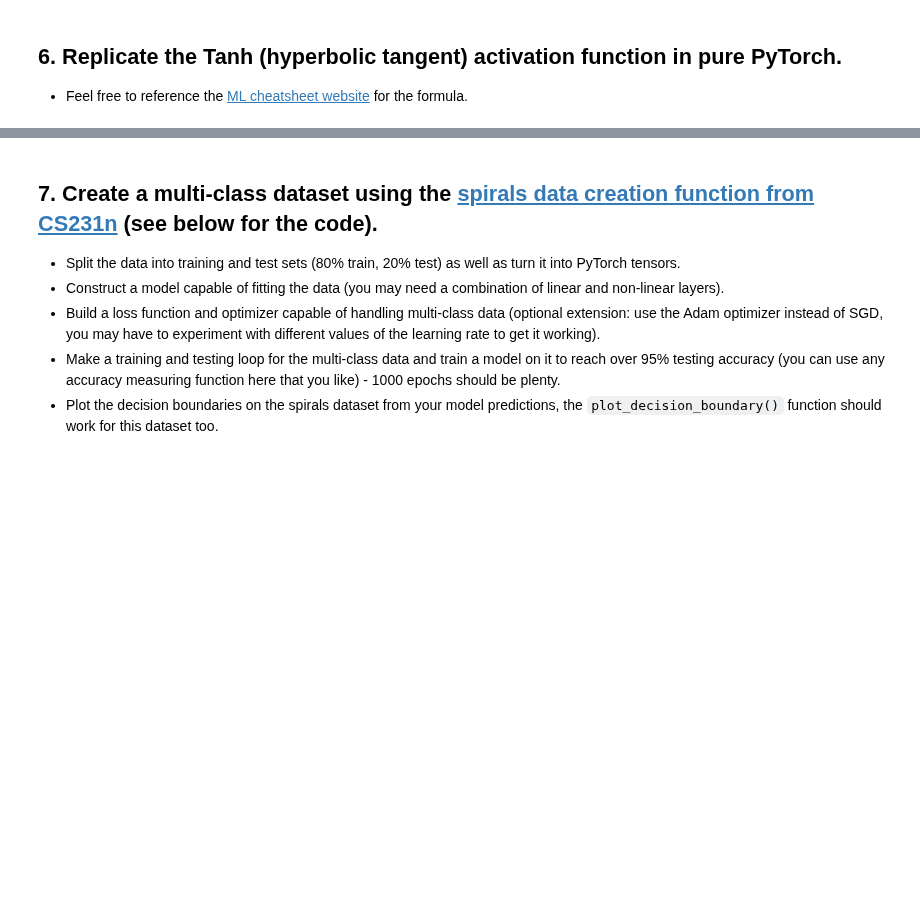
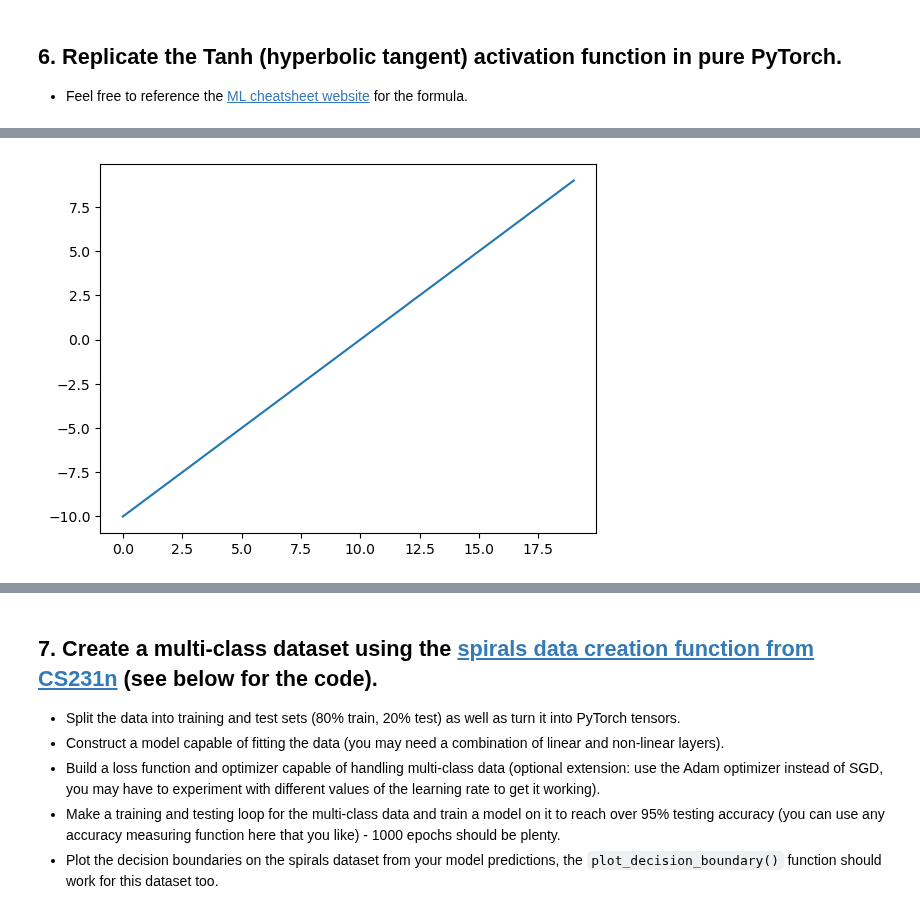
Before and after one commit to Rumit95/Pytorch-for-DL, a Jupyter notebook: pytorch-02-classification-exercises.ipynb, the cells around one changed output, grey strips where cells are left out. Saved outputs shown, nothing was run; the diff lists cells and outputs as text; code cells hidden in the pictures; blank space fills up the shorter version.

```diff
--- a/pytorch-02-classification-exercises.ipynb
+++ b/pytorch-02-classification-exercises.ipynb
@@ -307,4 +315,7 @@ def plot_decision_boundary(model, X, y):
 # %%
 # Test torch.tanh() on the tensor and plot it
+plt.plot(A);
+# %% [output]
+[figure, added]
 # %%
 # Replicate torch.tanh() and plot it
```
Also changed, not shown: parts of 11 cells of this notebook.
